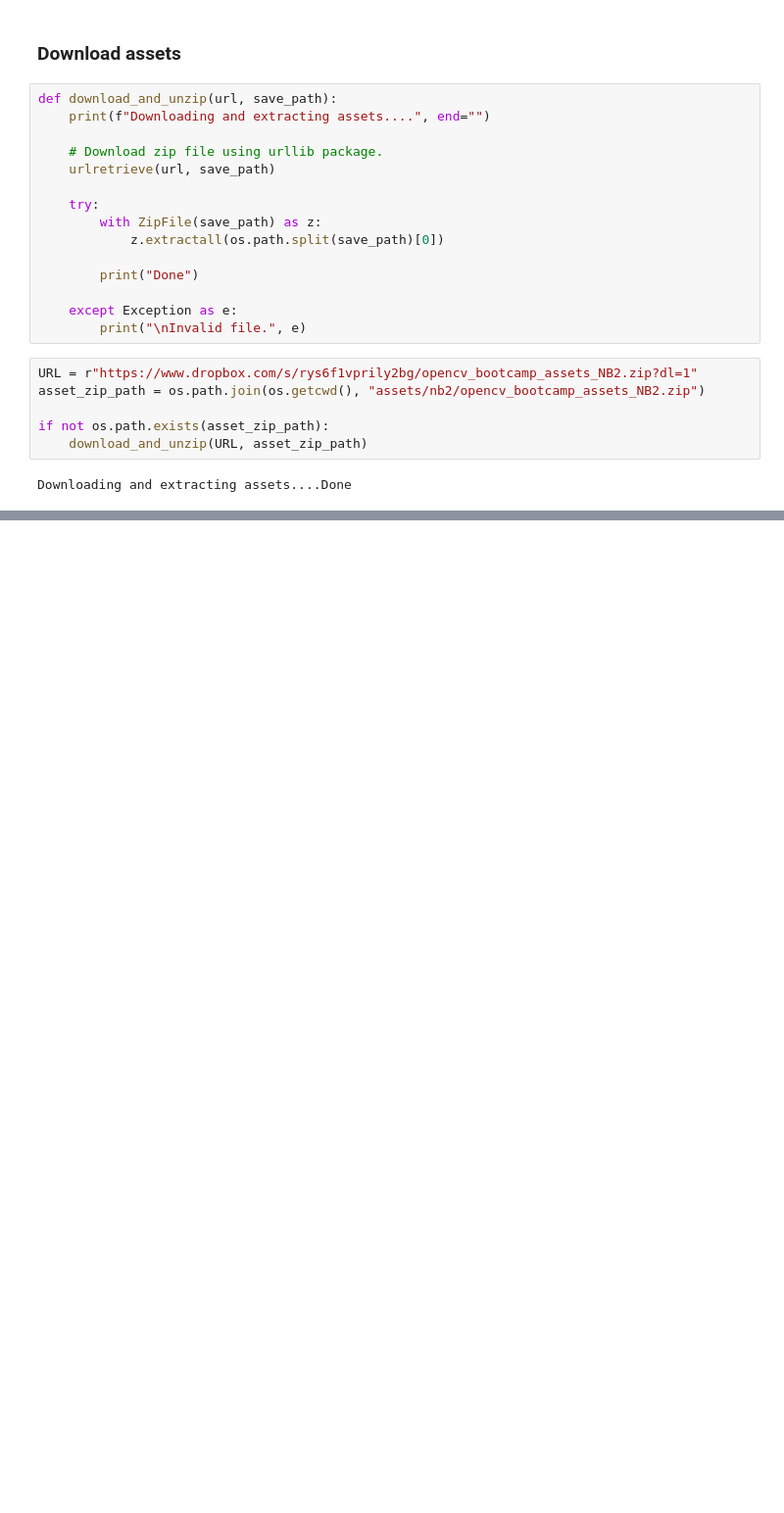
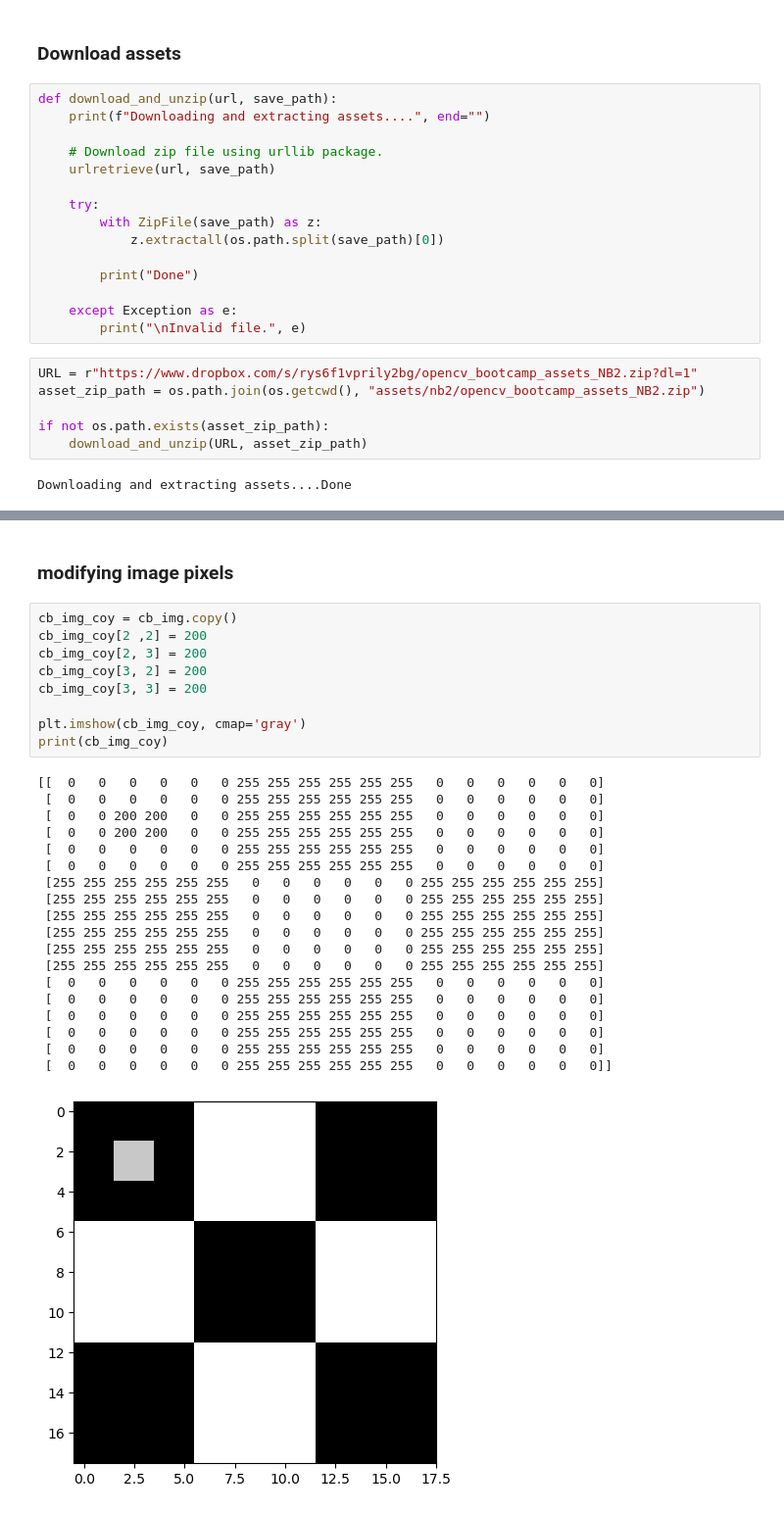
Before and after one commit to playforest/opencv, a Jupyter notebook: notebooks/02-image manipulations.ipynb, the cells around one changed output, grey strips where cells are left out. Shown at 98% size. Drawn from its saved outputs; the diff is of its cells as text; blank space fills up the shorter version.

```diff
--- a/notebooks/02-image manipulations.ipynb
+++ b/notebooks/02-image manipulations.ipynb
@@ -37,0 +72,31 @@ Downloading and extracting assets....Done
+# %% [markdown]
+### modifying image pixels
+# %%
+cb_img_coy = cb_img.copy()
+cb_img_coy[2 ,2] = 200
+cb_img_coy[2, 3] = 200
+cb_img_coy[3, 2] = 200
+cb_img_coy[3, 3] = 200
+
+plt.imshow(cb_img_coy, cmap='gray')
+print(cb_img_coy)
+# %% [output]
+[[  0   0   0   0   0   0 255 255 255 255 255 255   0   0   0   0   0   0]
+ [  0   0   0   0   0   0 255 255 255 255 255 255   0   0   0   0   0   0]
+ [  0   0 200 200   0   0 255 255 255 255 255 255   0   0   0   0   0   0]
+ [  0   0 200 200   0   0 255 255 255 255 255 255   0   0   0   0   0   0]
+ [  0   0   0   0   0   0 255 255 255 255 255 255   0   0   0   0   0   0]
+ [  0   0   0   0   0   0 255 255 255 255 255 255   0   0   0   0   0   0]
+ [255 255 255 255 255 255   0   0   0   0   0   0 255 255 255 255 255 255]
+ [255 255 255 255 255 255   0   0   0   0   0   0 255 255 255 255 255 255]
+ [255 255 255 255 255 255   0   0   0   0   0   0 255 255 255 255 255 255]
+ [255 255 255 255 255 255   0   0   0   0   0   0 255 255 255 255 255 255]
+ [255 255 255 255 255 255   0   0   0   0   0   0 255 255 255 255 255 255]
+ [255 255 255 255 255 255   0   0   0   0   0   0 255 255 255 255 255 255]
+ [  0   0   0   0   0   0 255 255 255 255 255 255   0   0   0   0   0   0]
+ [  0   0   0   0   0   0 255 255 255 255 255 255   0   0   0   0   0   0]
+ [  0   0   0   0   0   0 255 255 255 255 255 255   0   0   0   0   0   0]
+ [  0   0   0   0   0   0 255 255 255 255 255 255   0   0   0   0   0   0]
+ [  0   0   0   0   0   0 255 255 255 255 255 255   0   0   0   0   0   0]
+ [  0   0   0   0   0   0 255 255 255 255 255 255   0   0   0   0   0   0]]
+[figure, added]
```
Also changed, not shown: parts of 15 cells of this notebook, 1 other file.
